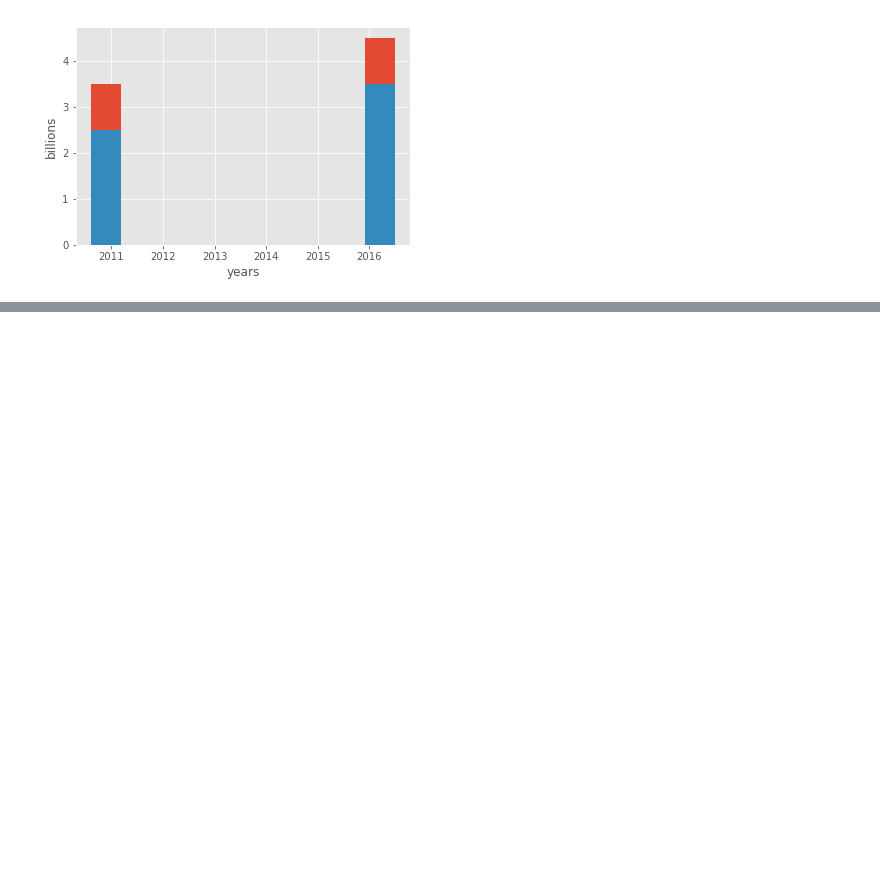
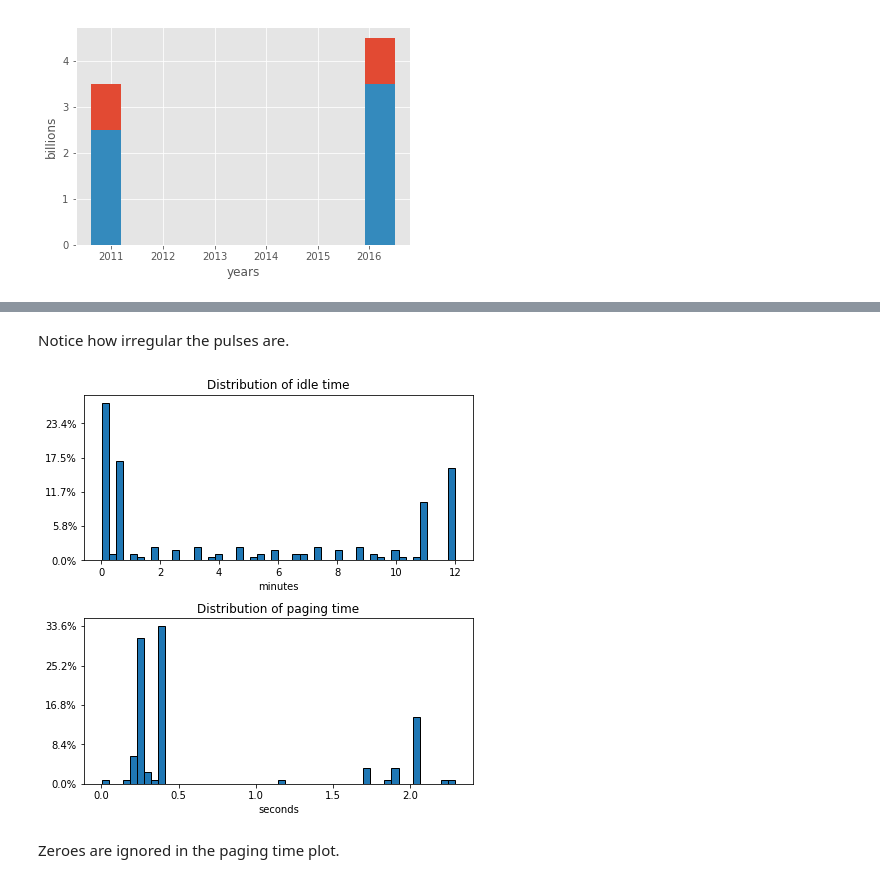
Before and after one commit to dan-leo/masters, a Jupyter notebook: thesis/notebooks/Masters processing.ipynb, the cells around one changed output, grey strips where cells are left out. Cells and saved outputs as stored; diff of their text form; code cells hidden in the pictures; blank space fills up the shorter version.

```diff
--- a/thesis/notebooks/Masters processing.ipynb
+++ b/thesis/notebooks/Masters processing.ipynb
@@ -18,0 +70,27 @@ SyntaxError: invalid syntax (<ipython-input-22-7b890bbe2ca7>, line 1)
+# %% [markdown]
+Notice how irregular the pulses are.
+# %%
+# fig, ax = plt.subplots()
+fig = plt.figure(figsize=(6, 6))
+
+ax = fig.add_subplot(211)
+ax.hist(pulses[:,0]/1000/60, bins=50, edgecolor='black')
+ax.set_title("Distribution of idle time")
+ax.set_xlabel("minutes")
+ax.yaxis.set_major_formatter(ticker.PercentFormatter(xmax=len(pulses)))
+
+a = pulses[:,1]
+a.sort()
+a = np.trim_zeros(a)
+ax = fig.add_subplot(212)
+ax.hist(a/1000, bins=50, edgecolor='black')
+ax.set_title("Distribution of paging time")
+ax.set_xlabel("seconds")
+ax.yaxis.set_major_formatter(ticker.PercentFormatter(xmax=len(a)))
+
+fig.subplots_adjust(left=0.05, right=0.95, bottom=0.05, top=0.95, hspace=0.35)
+plt.show()
+# %% [output]
+[figure, added]
+# %% [markdown]
+Zeroes are ignored in the paging time plot.
```
Also changed, not shown: parts of 9 cells of this notebook, 7 other files.
